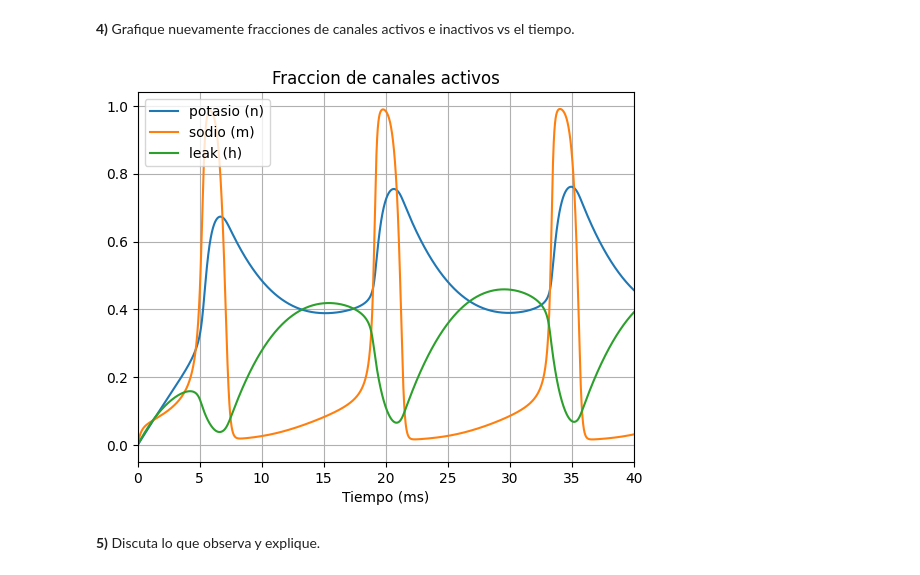
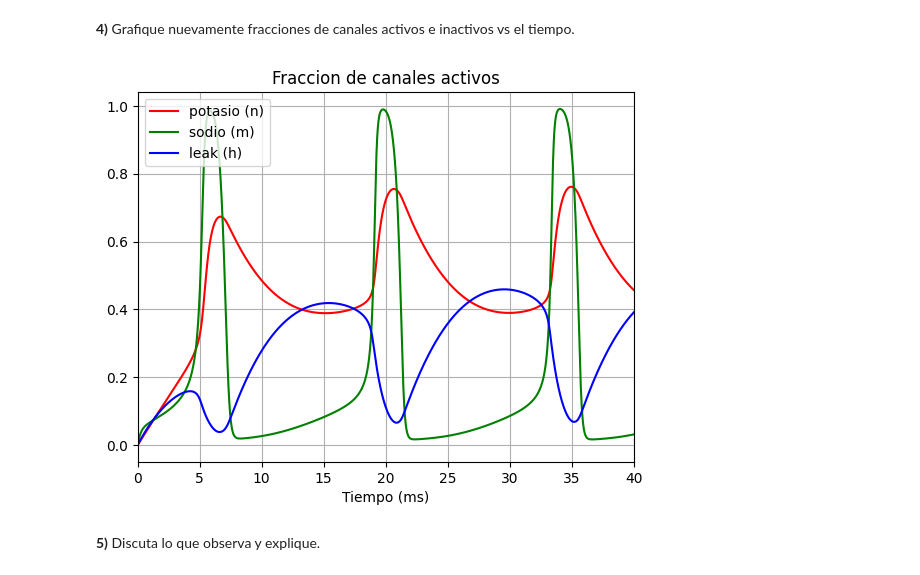
Before and after one commit to AdolfoBanchio/Modelo-Hodgkin-y-Huxley, a Jupyter notebook: redes_neuronales_2024_guia_8.ipynb, the cells around one changed output. Saved outputs shown, nothing was run; the diff lists cells and outputs as text; code cells hidden in the pictures.

```diff
--- a/redes_neuronales_2024_guia_8.ipynb
+++ b/redes_neuronales_2024_guia_8.ipynb
@@ -702,17 +702,17 @@ plt.show()
 # %%
 # 5.4)
 
-plt.plot(t_3,n_3,label='potasio (n)')
-plt.plot(t_3,m_3,label='sodio (m)')
-plt.plot(t_3,h_3,label='leak (h)')
+plt.plot(t_3,n_3,label='potasio (n)', color='r')
+plt.plot(t_3,m_3,label='sodio (m)', color='g')
+plt.plot(t_3,h_3,label='leak (h)', color='b')
 plt.xlabel('Tiempo (ms)')
 plt.title('Fraccion de canales activos')
 plt.xlim(0,40)
 plt.legend()
 plt.grid()
 plt.show()
 # %% [output]
-[figure, old version]
+[figure, new version]
 # %% [markdown]
 **5)** Discuta lo que observa y explique.
 # %% [markdown]
```
Also changed, not shown: parts of 5 cells of this notebook.
